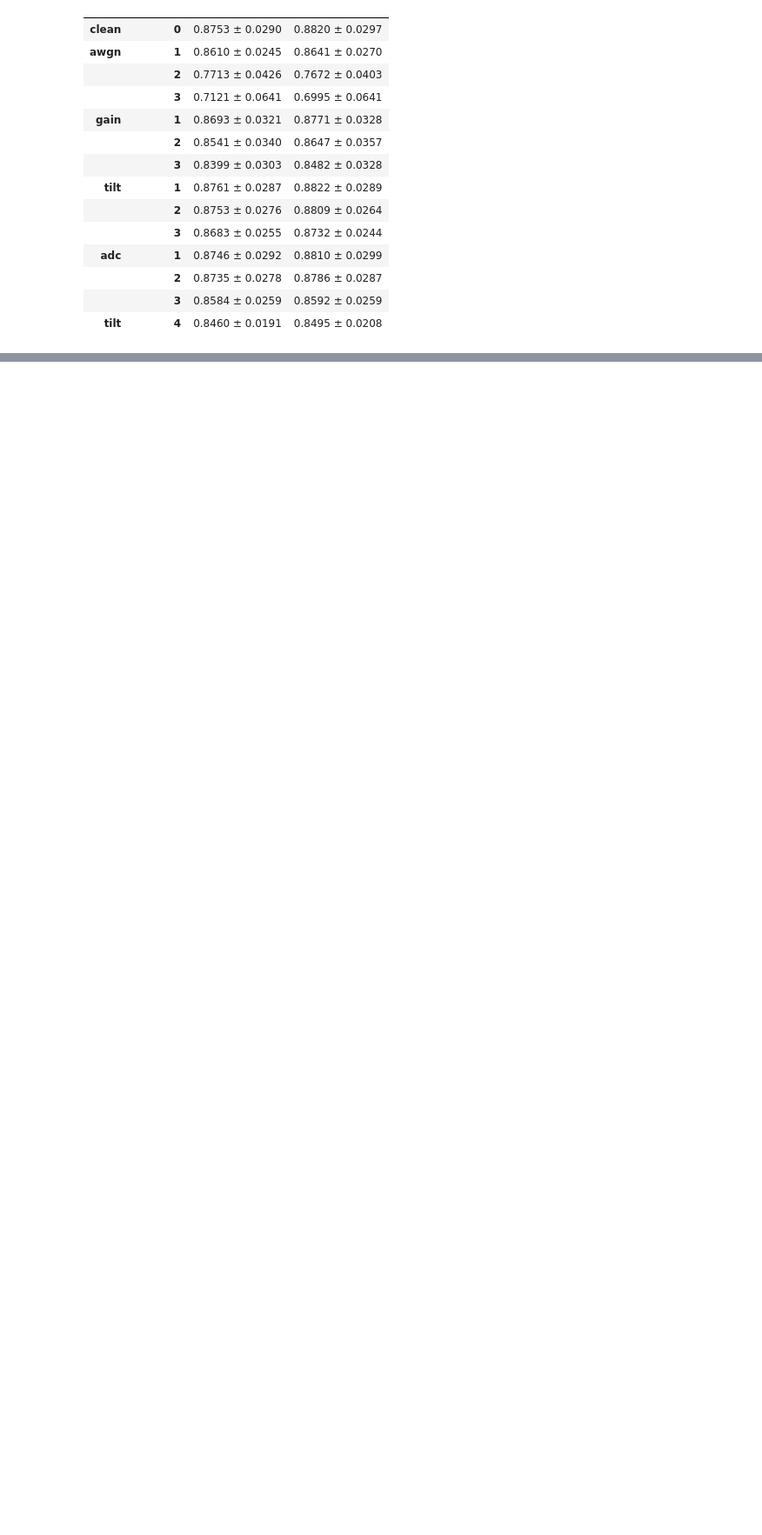
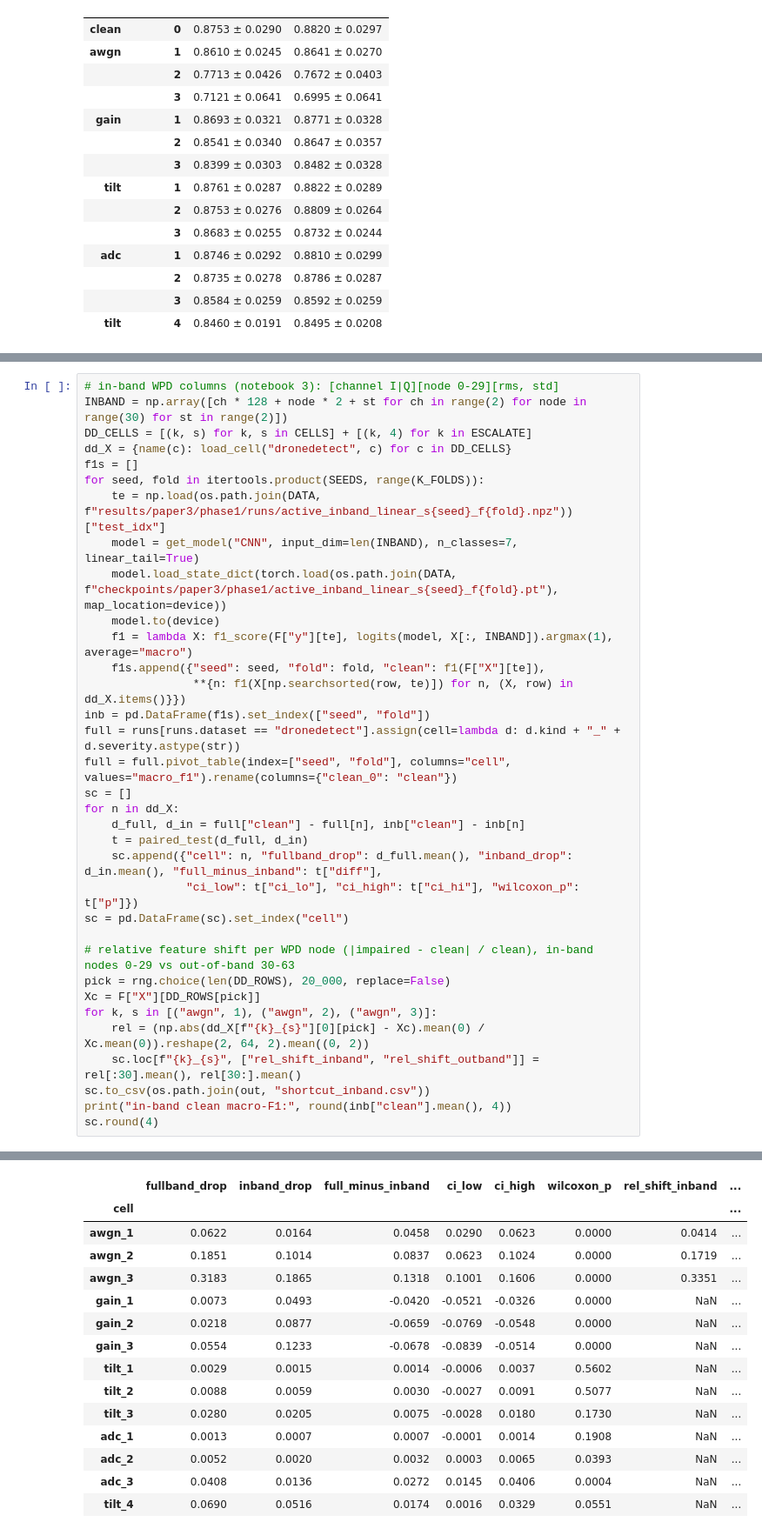
Before and after one commit to owlvano/rfml-uav, a Jupyter notebook: notebooks/paper3-label-free-adaptation/4_Receiver_Impairment_Shift.ipynb, the cells around one changed output, grey strips where cells are left out. Shown at 87% size. Saved outputs shown, nothing was run; the diff lists cells and outputs as text; blank space fills up the shorter version.

```diff
--- a/notebooks/paper3-label-free-adaptation/4_Receiver_Impairment_Shift.ipynb
+++ b/notebooks/paper3-label-free-adaptation/4_Receiver_Impairment_Shift.ipynb
@@ -426,0 +432,35 @@ DroneDetect: features invariant to a constant gain offset (checked above). Drone
+# %%
+# in-band WPD columns (notebook 3): [channel I|Q][node 0-29][rms, std]
+INBAND = np.array([ch * 128 + node * 2 + st for ch in range(2) for node in range(30) for st in range(2)])
+DD_CELLS = [(k, s) for k, s in CELLS] + [(k, 4) for k in ESCALATE]
+dd_X = {name(c): load_cell("dronedetect", c) for c in DD_CELLS}
+f1s = []
+for seed, fold in itertools.product(SEEDS, range(K_FOLDS)):
+    te = np.load(os.path.join(DATA, f"results/paper3/phase1/runs/active_inband_linear_s{seed}_f{fold}.npz"))["test_idx"]
+    model = get_model("CNN", input_dim=len(INBAND), n_classes=7, linear_tail=True)
+    model.load_state_dict(torch.load(os.path.join(DATA, f"checkpoints/paper3/phase1/active_inband_linear_s{seed}_f{fold}.pt"), map_location=device))
+    model.to(device)
+    f1 = lambda X: f1_score(F["y"][te], logits(model, X[:, INBAND]).argmax(1), average="macro")
+    f1s.append({"seed": seed, "fold": fold, "clean": f1(F["X"][te]),
+                **{n: f1(X[np.searchsorted(row, te)]) for n, (X, row) in dd_X.items()}})
+inb = pd.DataFrame(f1s).set_index(["seed", "fold"])
+full = runs[runs.dataset == "dronedetect"].assign(cell=lambda d: d.kind + "_" + d.severity.astype(str))
+full = full.pivot_table(index=["seed", "fold"], columns="cell", values="macro_f1").rename(columns={"clean_0": "clean"})
+sc = []
+for n in dd_X:
+    d_full, d_in = full["clean"] - full[n], inb["clean"] - inb[n]
+    t = paired_test(d_full, d_in)
+    sc.append({"cell": n, "fullband_drop": d_full.mean(), "inband_drop": d_in.mean(), "full_minus_inband": t["diff"],
+               "ci_low": t["ci_lo"], "ci_high": t["ci_hi"], "wilcoxon_p": t["p"]})
+sc = pd.DataFrame(sc).set_index("cell")
+
+# relative feature shift per WPD node (|impaired - clean| / clean), in-band nodes 0-29 vs out-of-band 30-63
+pick = rng.choice(len(DD_ROWS), 20_000, replace=False)
+Xc = F["X"][DD_ROWS[pick]]
+for k, s in [("awgn", 1), ("awgn", 2), ("awgn", 3)]:
+    rel = (np.abs(dd_X[f"{k}_{s}"][0][pick] - Xc).mean(0) / Xc.mean(0)).reshape(2, 64, 2).mean((0, 2))
+    sc.loc[f"{k}_{s}", ["rel_shift_inband", "rel_shift_outband"]] = rel[:30].mean(), rel[30:].mean()
+sc.to_csv(os.path.join(out, "shortcut_inband.csv"))
+print("in-band clean macro-F1:", round(inb["clean"].mean(), 4))
+sc.round(4)
+# %% [output]
@@ -426,0 +468,15 @@ DroneDetect: features invariant to a constant gain offset (checked above). Drone
+|  | fullband_drop | inband_drop | full_minus_inband | ci_low | ci_high | wilcoxon_p | rel_shift_inband | ... |
+| cell |  |  |  |  |  |  |  | ... |
+| awgn_1 | 0.0622 | 0.0164 | 0.0458 | 0.0290 | 0.0623 | 0.0000 | 0.0414 | ... |
+| awgn_2 | 0.1851 | 0.1014 | 0.0837 | 0.0623 | 0.1024 | 0.0000 | 0.1719 | ... |
+| awgn_3 | 0.3183 | 0.1865 | 0.1318 | 0.1001 | 0.1606 | 0.0000 | 0.3351 | ... |
+| gain_1 | 0.0073 | 0.0493 | -0.0420 | -0.0521 | -0.0326 | 0.0000 | NaN | ... |
+| gain_2 | 0.0218 | 0.0877 | -0.0659 | -0.0769 | -0.0548 | 0.0000 | NaN | ... |
+| gain_3 | 0.0554 | 0.1233 | -0.0678 | -0.0839 | -0.0514 | 0.0000 | NaN | ... |
+| tilt_1 | 0.0029 | 0.0015 | 0.0014 | -0.0006 | 0.0037 | 0.5602 | NaN | ... |
+| tilt_2 | 0.0088 | 0.0059 | 0.0030 | -0.0027 | 0.0091 | 0.5077 | NaN | ... |
+| tilt_3 | 0.0280 | 0.0205 | 0.0075 | -0.0028 | 0.0180 | 0.1730 | NaN | ... |
+| adc_1 | 0.0013 | 0.0007 | 0.0007 | -0.0001 | 0.0014 | 0.1908 | NaN | ... |
+| adc_2 | 0.0052 | 0.0020 | 0.0032 | 0.0003 | 0.0065 | 0.0393 | NaN | ... |
+| adc_3 | 0.0408 | 0.0136 | 0.0272 | 0.0145 | 0.0406 | 0.0004 | NaN | ... |
+| tilt_4 | 0.0690 | 0.0516 | 0.0174 | 0.0016 | 0.0329 | 0.0551 | NaN | ... |
```
Also changed, not shown: parts of 3 cells of this notebook, 4 other files.
